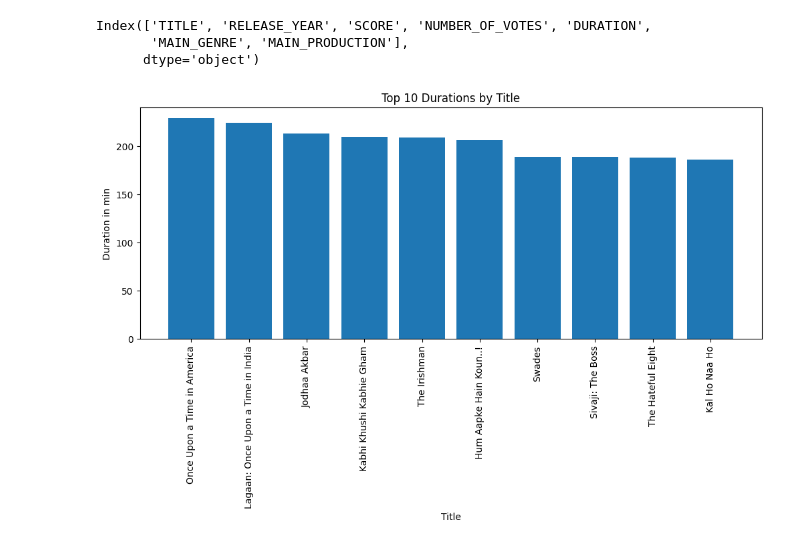
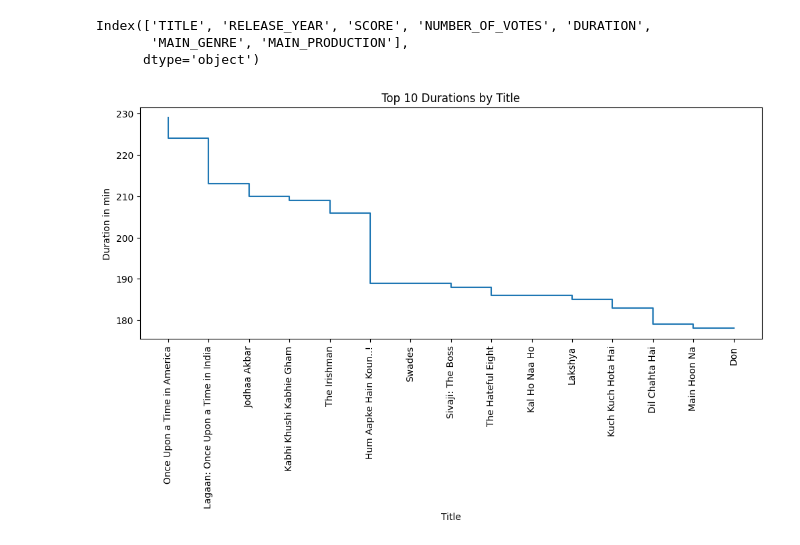
Before and after one commit to ortizfram/Netflix-Top-Rated-Movies-and-TV-Shows, a Jupyter notebook: Netflix Top Rated.ipynb, the cells around one changed output. Saved outputs shown, nothing was run; the diff lists cells and outputs as text; code cells hidden in the pictures.

Commit message:
step plot movie duration

```diff
--- a/Netflix Top Rated.ipynb
+++ b/Netflix Top Rated.ipynb
@@ -187,14 +187,14 @@ Index(['TITLE', 'RELEASE_YEAR', 'SCORE', 'NUMBER_OF_VOTES', 'DURATION',
        'MAIN_GENRE', 'MAIN_PRODUCTION'],
       dtype='object')
 # %%
-top_10_durations = BM.sort_values("DURATION", ascending=False).head(10)
+top_10_durations = BM.sort_values("DURATION", ascending=False).head(15)
 
 fig, ax = plt.subplots(figsize=(12, 4.5))
-ax.bar(top_10_durations['TITLE'], top_10_durations['DURATION'])
+ax.step(top_10_durations['TITLE'], top_10_durations['DURATION'])
 ax.set_xlabel("Title")
 ax.set_ylabel("Duration in min")
 ax.set_title("Top 10 Durations by Title")
 plt.xticks(rotation=90)
 plt.show()
 # %% [output]
-[figure, old version]
+[figure, new version]
```
